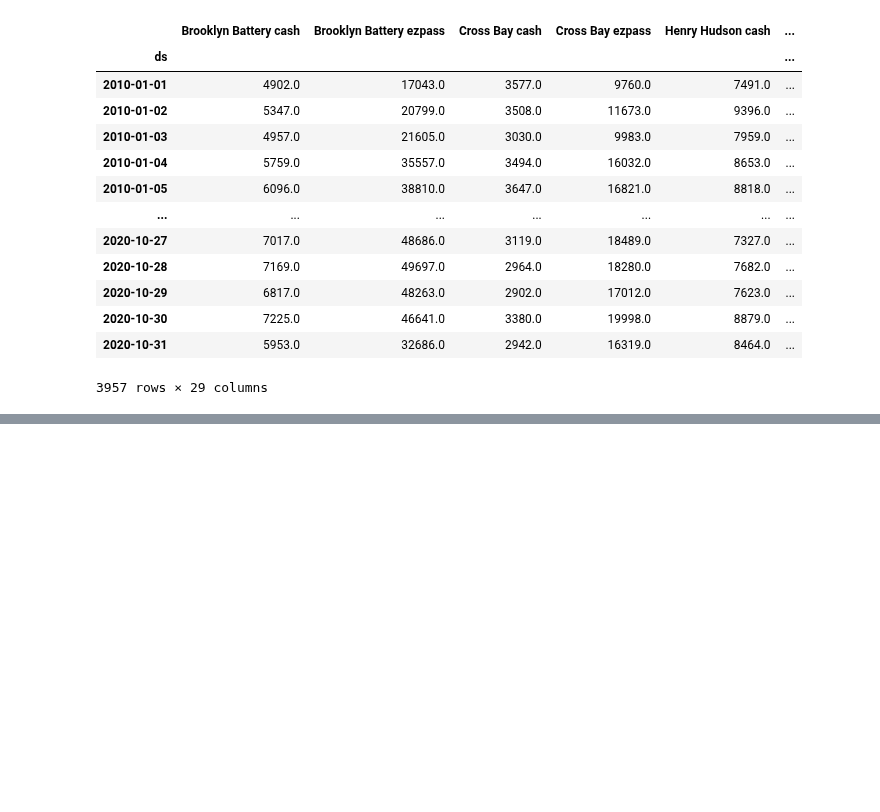
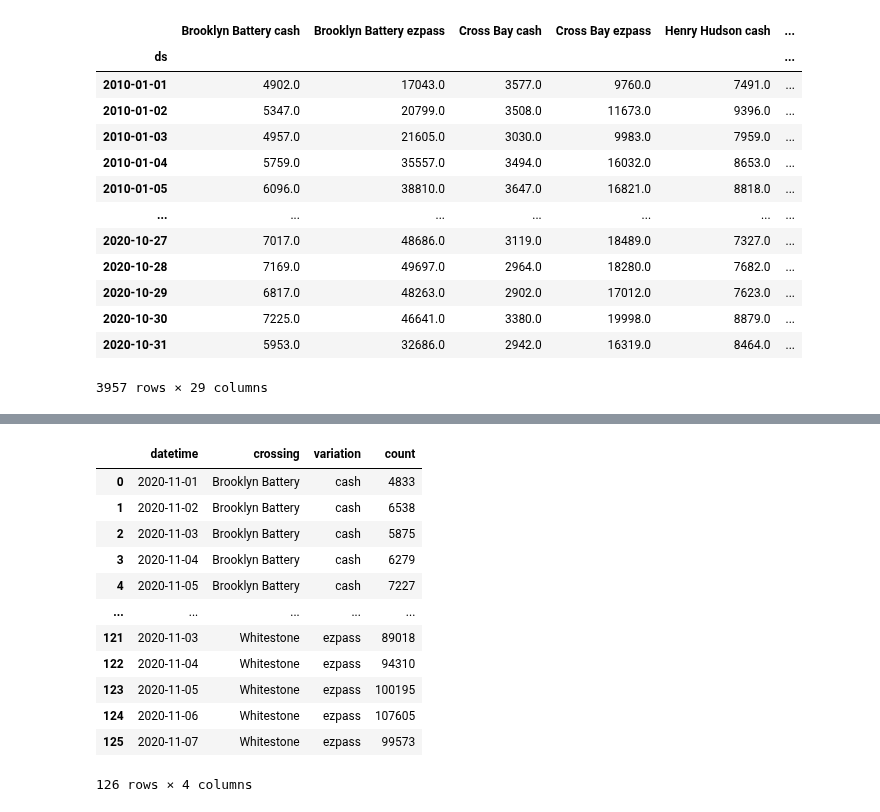
Before and after one commit to albertum1/Time_Series_MTABT, a Jupyter notebook: MTABT_Preprocessing.ipynb, the cells around one changed output, grey strips where cells are left out. Drawn from its saved outputs; the diff is of its cells as text; code cells hidden in the pictures; blank space fills up the shorter version.

```diff
--- a/MTABT_Preprocessing.ipynb
+++ b/MTABT_Preprocessing.ipynb
@@ -485,0 +506,25 @@ _to_tableau_final.to_csv('to_tableau.csv', index=True, header=True)
+# %%
+_bob = _ender.unstack().T
+# %%
+_bob = _bob['2020-11-1':]
+# %%
+_bob.reset_index(inplace=True)
+# %%
+_bob = pd.melt(_bob,id_vars=['datetime'])
+# %%
+_bob.columns = ['datetime', 'crossing', 'variation', 'count']
+_bob
+# %% [output]
+|  | datetime | crossing | variation | count |
+| 0 | 2020-11-01 | Brooklyn Battery | cash | 4833 |
+| 1 | 2020-11-02 | Brooklyn Battery | cash | 6538 |
+| 2 | 2020-11-03 | Brooklyn Battery | cash | 5875 |
+| 3 | 2020-11-04 | Brooklyn Battery | cash | 6279 |
+| 4 | 2020-11-05 | Brooklyn Battery | cash | 7227 |
+| ... | ... | ... | ... | ... |
+| 121 | 2020-11-03 | Whitestone | ezpass | 89018 |
+| 122 | 2020-11-04 | Whitestone | ezpass | 94310 |
+| 123 | 2020-11-05 | Whitestone | ezpass | 100195 |
+| 124 | 2020-11-06 | Whitestone | ezpass | 107605 |
+| 125 | 2020-11-07 | Whitestone | ezpass | 99573 |
+126 rows × 4 columns
```
Also changed, not shown: parts of 10 cells of this notebook.
